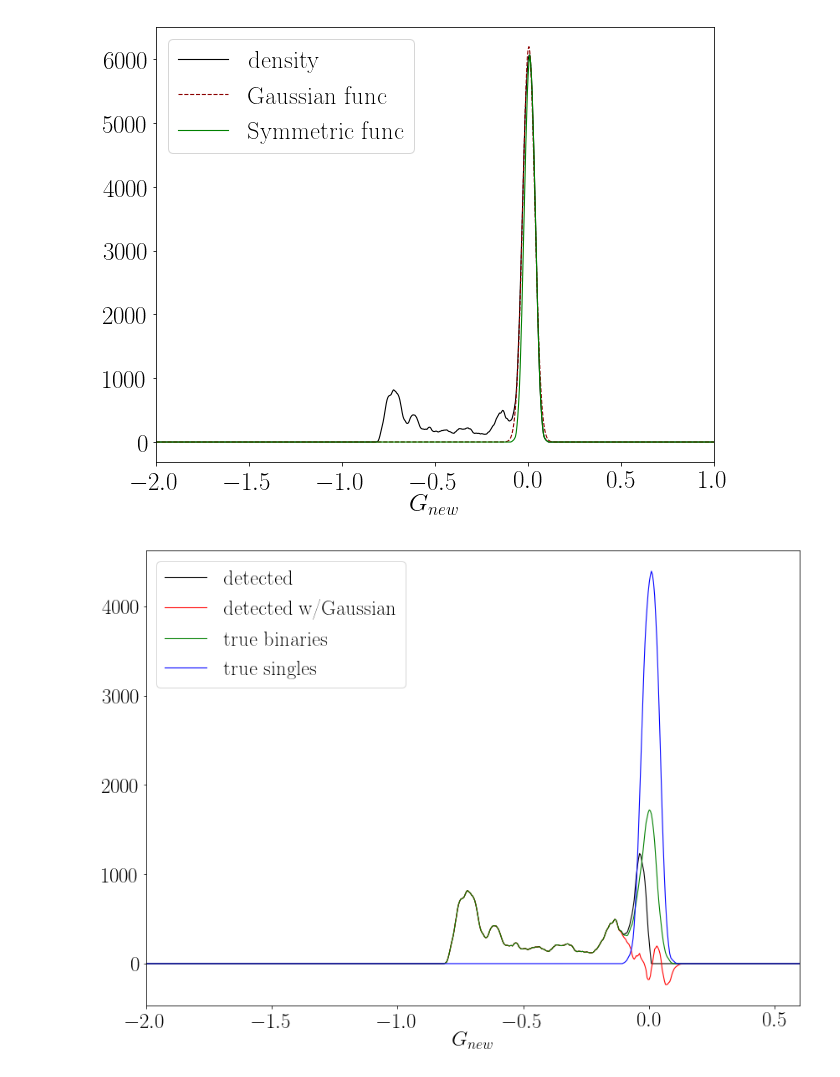
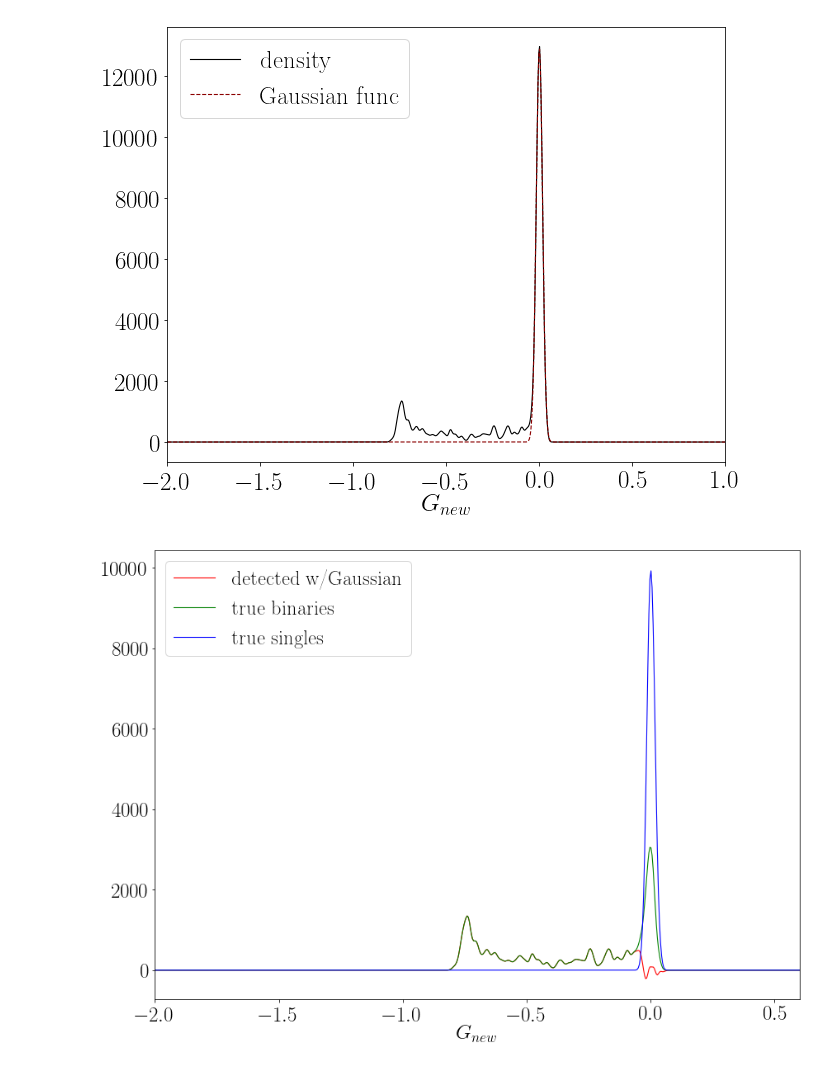
Before and after one commit to olgaborodina/GAIA_binaries, a Jupyter notebook: model/horizontal_MS_model.ipynb, the cells around one changed output. Saved outputs shown, nothing was run; the diff lists cells and outputs as text; code cells hidden in the pictures.

Commit message:
Remove handmade sep & Choose bandwidth by CV

```diff
--- a/model/horizontal_MS_model.ipynb
+++ b/model/horizontal_MS_model.ipynb
@@ -129,11 +122,8 @@ plt.show()
 # %%
-num_stars = len(all_stars)
-profile = pd.DataFrame(data = {'x' : np.linspace(-2, 1, 701)})
-kde = KernelDensity(kernel='epanechnikov', bandwidth=0.03)
+kde = KernelDensity(kernel='gaussian', bandwidth=bandwidth_opt)
+
 kde.fit(all_stars[['Gmag_new']].to_numpy())
-
-profile['density'] = np.exp(kde.score_samples(profile[['x']].to_numpy()))
-profile['density'] *= num_stars
+profile['density'] = np.exp(kde.score_samples(profile[['x']].to_numpy())) * num_stars
 # %%
 fig, ax = plt.subplots(figsize=(7,5))
 ax.plot(profile['x'], profile['density'], lw = 1.5, color = 'black')
@@ -147,15 +137,3 @@ Text(0.5, 0, '$G_{new}$')
-# %%
-row_max = profile['density'].idxmax()
-
-x_right, y_right = profile.iloc[row_max:, 0].reset_index(drop=True), profile.iloc[row_max:, 1].reset_index(drop=True)
-
-y_left = y_right.sort_index(ascending=False)
-y_left = y_left.drop(0)
-
-y_left_whole = np.append([0] * (len(profile['density'].loc[profile['x'] < x_right[0]]) - len(y_left)),
-                         y_left)
-
-profile['density_sym'] = np.append(y_left_whole, y_right)
 # %%
 def f(x, a, b, c, d):
     return a * np.exp(-(x - b)**2 / c) + d
@@ -173,22 +151,19 @@ fig, ax = plt.subplots(figsize=(10,8))
 ax.plot(profile['x'], profile['density'], lw = 1.1, color = 'black')
 ax.plot(profile_gauss['x'], profile_gauss['density'], lw = 1.1, ls='--', color='darkred', label='Gaussian func')
 
-ax.plot(profile['x'], profile['density_sym'], lw = 1.1, ls='-', color='green', label='Symmetric func')
-
-
 ax.set_xlim(-2, 1)
 
 ax.legend(loc='upper left')
 ax.set_xlabel('$G_{new}$')
-fig.savefig(f"model_profile_250pc_manystars_flat.pdf", bbox_inches = 'tight')
+fig.savefig(MODEL_DIRECTORY / 'plots' / f"model_profile_250pc_manystars_flat.pdf", bbox_inches = 'tight')
 # %% [output]
-[figure, old version]
+[figure, new version]
 # %%
 binaries = all_stars[all_stars['Mass1']>0]
 
 num_stars = len(binaries)
 profile_binaries = pd.DataFrame(data = {'x' : np.linspace(-2, 1, 701)})
-kde = KernelDensity(kernel='epanechnikov', bandwidth=0.03)
+kde = KernelDensity(kernel='gaussian', bandwidth=bandwidth_opt)
 kde.fit(binaries[['Gmag_new']].to_numpy())
 
 profile_binaries['density'] = np.exp(kde.score_samples(profile[['x']].to_numpy()))
@@ -198,23 +173,22 @@ singles = all_stars[all_stars['Mass']>0]
 
 num_stars = len(singles)
 profile_singles = pd.DataFrame(data = {'x' : np.linspace(-2, 1, 701)})
-kde = KernelDensity(kernel='epanechnikov', bandwidth=0.03)
+kde = KernelDensity(kernel='gaussian', bandwidth=bandwidth_opt)
 kde.fit(singles[['Gmag_new']].to_numpy())
 
 profile_singles['density'] = np.exp(kde.score_samples(profile[['x']].to_numpy()))
 profile_singles['density'] *= num_stars
 # %%
 fig, ax = plt.subplots(figsize=(14,10))
-ax.plot(profile['x'], profile['density'] - profile['density_sym'], lw = 1.1, color = 'black', label='detected')
 ax.plot(profile['x'], profile['density'] - profile_gauss['density'], lw = 1.1, color = 'red', label='detected w/Gaussian')
 
 ax.plot(profile['x'], profile_binaries['density'], lw = 1.1, color = 'green', label='true binaries')
 ax.plot(profile['x'], profile_singles['density'], lw = 1.1, color = 'blue', label='true singles')
 ax.set_xlim(-2, 0.6)
 
 ax.legend(loc='upper left')
 ax.set_xlabel('$G_{new}$')
-fig.savefig(f"model_profile_250pc_manystars_flat_binaries.pdf", bbox_inches = 'tight')
+fig.savefig(MODEL_DIRECTORY / 'plots' / f"model_profile_250pc_manystars_flat_binaries.pdf", bbox_inches = 'tight')
 # %% [output]
-[figure, old version]
+[figure, new version]
 # %%
```
Also changed, not shown: parts of 20 cells of this notebook.
